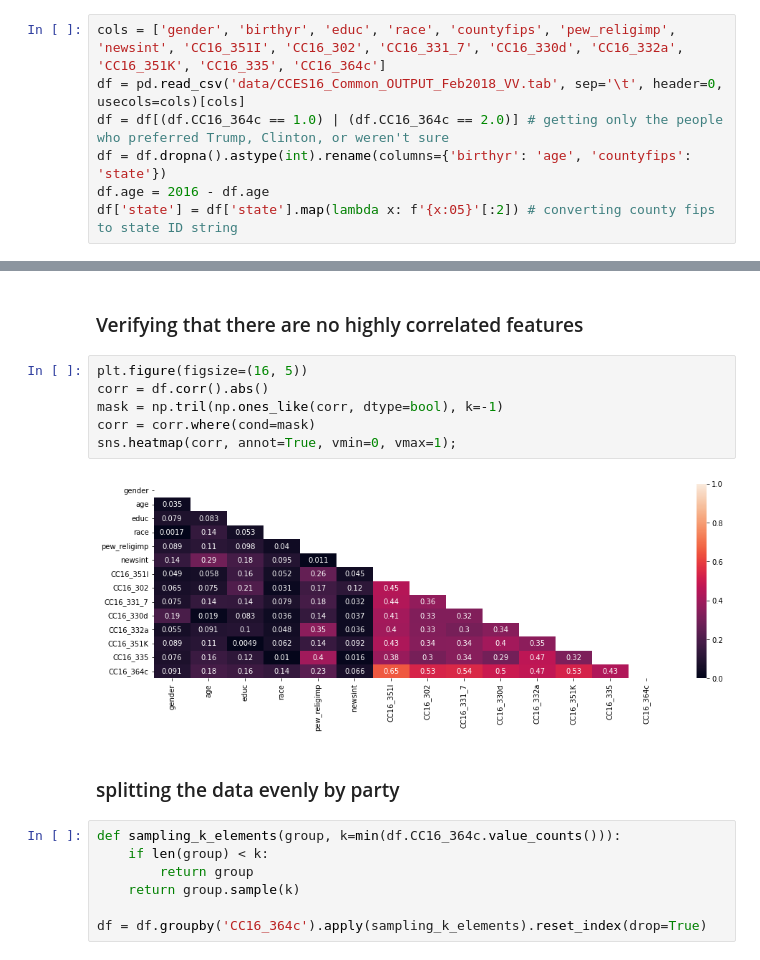
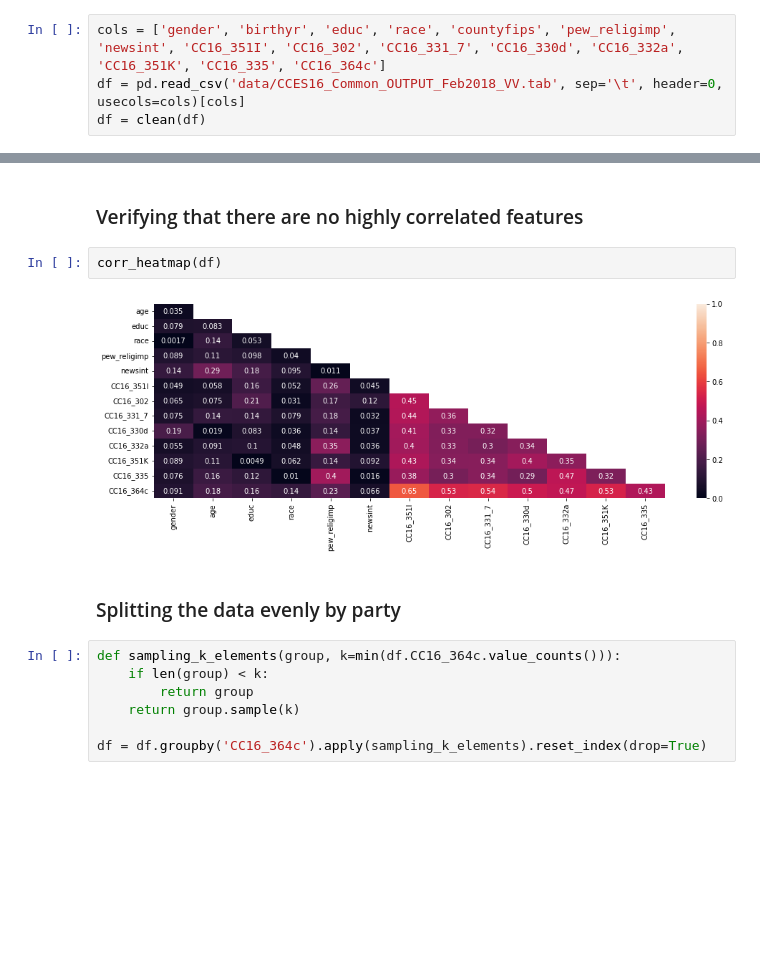
Before and after one commit to nathankolling/voter-predctions, a Jupyter notebook: dashboard_model.ipynb, the cells around one changed output, grey strips where cells are left out. Cells and saved outputs as stored; diff of their text form; blank space fills up the shorter version.

```diff
--- a/dashboard_model.ipynb
+++ b/dashboard_model.ipynb
@@ -29,10 +10,7 @@ Data (along with labels) can be found here: https://dataverse.harvard.edu/datase
 # %%
 cols = ['gender', 'birthyr', 'educ', 'race', 'countyfips', 'pew_religimp', 'newsint', 'CC16_351I', 'CC16_302', 'CC16_331_7', 'CC16_330d', 'CC16_332a', 'CC16_351K', 'CC16_335', 'CC16_364c']
 df = pd.read_csv('data/CCES16_Common_OUTPUT_Feb2018_VV.tab', sep='\t', header=0, usecols=cols)[cols]
-df = df[(df.CC16_364c == 1.0) | (df.CC16_364c == 2.0)] # getting only the people who preferred Trump, Clinton, or weren't sure
-df = df.dropna().astype(int).rename(columns={'birthyr': 'age', 'countyfips': 'state'})
-df.age = 2016 - df.age
-df['state'] = df['state'].map(lambda x: f'{x:05}'[:2]) # converting county fips to state ID string
+df = clean(df)
 # %%
 df.head()
 # %% [output]
@@ -67,15 +45,11 @@ CC16_364c : [1 2]
 # %% [markdown]
 ### Verifying that there are no highly correlated features
 # %%
-plt.figure(figsize=(16, 5))
-corr = df.corr().abs()
-mask = np.tril(np.ones_like(corr, dtype=bool), k=-1)
-corr = corr.where(cond=mask)
-sns.heatmap(corr, annot=True, vmin=0, vmax=1);
+corr_heatmap(df)
 # %% [output]
-[figure, old version]
+[figure, new version]
 # %% [markdown]
-### splitting the data evenly by party
+### Splitting the data evenly by party
 # %%
 def sampling_k_elements(group, k=min(df.CC16_364c.value_counts())):
     if len(group) < k:
```
Also changed, not shown: parts of 5 cells of this notebook, 2 other files.
